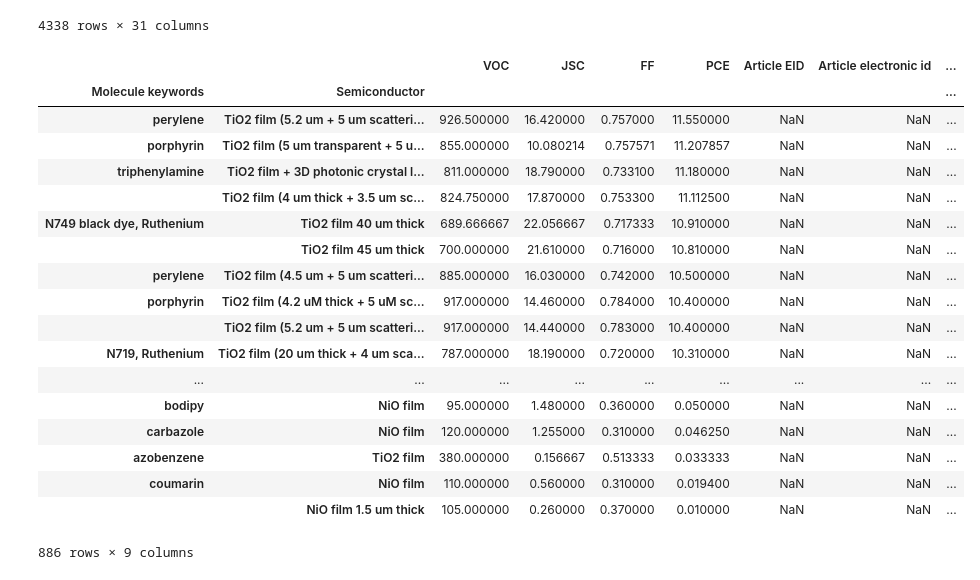
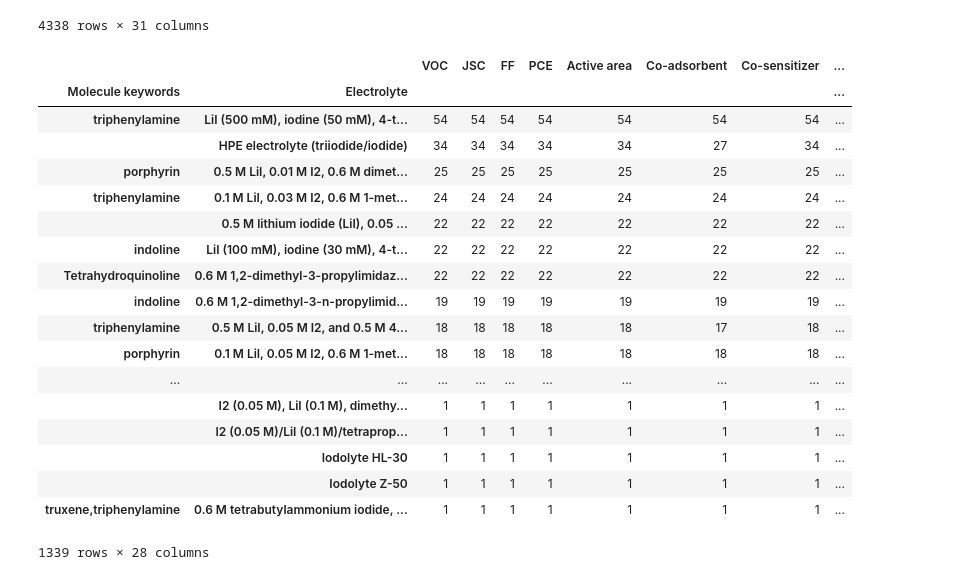
Before and after one commit to PaulC61/Cheminformatics, a Jupyter notebook: InternshipM2_BIU/Practice/Pandas/keithGalli.ipynb, the cells around one changed output. Saved outputs shown, nothing was run; the diff lists cells and outputs as text; code cells hidden in the pictures.

Commit message:
Started standardizing Electrolyte

```diff
--- a/InternshipM2_BIU/Practice/Pandas/keithGalli.ipynb
+++ b/InternshipM2_BIU/Practice/Pandas/keithGalli.ipynb
@@ -169,24 +168,24 @@ See the caveats in the documentation: http://pandas.pydata.org/pandas-docs/stabl
 | 3750 | 0.05 M I2, 0.1 M LiI, 0.6 M 1-but... | 0.74 | - | - | TiO2 film (9 um transparent + 6 u... | - | 20 hours | ... |
 4338 rows × 31 columns
 # %%
-df.groupby(['Molecule keywords', 'Semiconductor']).mean().sort_values('PCE', ascending=False)
+df.groupby(['Molecule keywords', 'Electrolyte']).count().sort_values('PCE', ascending=False)
 # %% [output]
-|  |  | VOC | JSC | FF | PCE | Article EID | Article electronic id | ... |
-| Molecule keywords | Semiconductor |  |  |  |  |  |  | ... |
-| perylene | TiO2 film (5.2 um + 5 um scatteri... | 926.500000 | 16.420000 | 0.757000 | 11.550000 | NaN | NaN | ... |
-| porphyrin | TiO2 film (5 um transparent + 5 u... | 855.000000 | 10.080214 | 0.757571 | 11.207857 | NaN | NaN | ... |
-| triphenylamine | TiO2 film + 3D photonic crystal l... | 811.000000 | 18.790000 | 0.733100 | 11.180000 | NaN | NaN | ... |
-|  | TiO2 film (4 um thick + 3.5 um sc... | 824.750000 | 17.870000 | 0.753300 | 11.112500 | NaN | NaN | ... |
-| N749 black dye, Ruthenium | TiO2 film 40 um thick | 689.666667 | 22.056667 | 0.717333 | 10.910000 | NaN | NaN | ... |
-|  | TiO2 film 45 um thick | 700.000000 | 21.610000 | 0.716000 | 10.810000 | NaN | NaN | ... |
-| perylene | TiO2 film (4.5 um + 5 um scatteri... | 885.000000 | 16.030000 | 0.742000 | 10.500000 | NaN | NaN | ... |
-| porphyrin | TiO2 film (4.2 uM thick + 5 uM sc... | 917.000000 | 14.460000 | 0.784000 | 10.400000 | NaN | NaN | ... |
-|  | TiO2 film (5.2 um + 5 um scatteri... | 917.000000 | 14.440000 | 0.783000 | 10.400000 | NaN | NaN | ... |
-| N719, Ruthenium | TiO2 film (20 um thick + 4 um sca... | 787.000000 | 18.190000 | 0.720000 | 10.310000 | NaN | NaN | ... |
-| ... | ... | ... | ... | ... | ... | ... | ... | ... |
-| bodipy | NiO film | 95.000000 | 1.480000 | 0.360000 | 0.050000 | NaN | NaN | ... |
-| carbazole | NiO film | 120.000000 | 1.255000 | 0.310000 | 0.046250 | NaN | NaN | ... |
-| azobenzene | TiO2 film | 380.000000 | 0.156667 | 0.513333 | 0.033333 | NaN | NaN | ... |
-| coumarin | NiO film | 110.000000 | 0.560000 | 0.310000 | 0.019400 | NaN | NaN | ... |
-|  | NiO film 1.5 um thick | 105.000000 | 0.260000 | 0.370000 | 0.010000 | NaN | NaN | ... |
+|  |  | VOC | JSC | FF | PCE | Active area | Co-adsorbent | Co-sensitizer | ... |
+| Molecule keywords | Electrolyte |  |  |  |  |  |  |  | ... |
+| triphenylamine | LiI (500 mM), iodine (50 mM), 4-t... | 54 | 54 | 54 | 54 | 54 | 54 | 54 | ... |
+|  | HPE electrolyte (triiodide/iodide) | 34 | 34 | 34 | 34 | 34 | 27 | 34 | ... |
+| porphyrin | 0.5 M LiI, 0.01 M I2, 0.6 M dimet... | 25 | 25 | 25 | 25 | 25 | 25 | 25 | ... |
+| triphenylamine | 0.1 M LiI, 0.03 M I2, 0.6 M 1-met... | 24 | 24 | 24 | 24 | 24 | 24 | 24 | ... |
+|  | 0.5 M lithium iodide (LiI), 0.05 ... | 22 | 22 | 22 | 22 | 22 | 22 | 22 | ... |
+| indoline | LiI (100 mM), iodine (30 mM), 4-t... | 22 | 22 | 22 | 22 | 22 | 22 | 22 | ... |
+| Tetrahydroquinoline | 0.6 M 1,2-dimethyl-3-propylimidaz... | 22 | 22 | 22 | 22 | 22 | 22 | 22 | ... |
+| indoline | 0.6 M 1,2-dimethyl-3-n-propylimid... | 19 | 19 | 19 | 19 | 19 | 19 | 19 | ... |
+| triphenylamine | 0.5 M LiI, 0.05 M I2, and 0.5 M 4... | 18 | 18 | 18 | 18 | 18 | 17 | 18 | ... |
+| porphyrin | 0.1 M LiI, 0.05 M I2, 0.6 M 1-met... | 18 | 18 | 18 | 18 | 18 | 18 | 18 | ... |
+| ... | ... | ... | ... | ... | ... | ... | ... | ... | ... |
+|  | I2 (0.05 M), LiI (0.1 M), dimethy... | 1 | 1 | 1 | 1 | 1 | 1 | 1 | ... |
+|  | I2 (0.05 M)/LiI (0.1 M)/tetraprop... | 1 | 1 | 1 | 1 | 1 | 1 | 1 | ... |
+|  | Iodolyte HL-30 | 1 | 1 | 1 | 1 | 1 | 1 | 1 | ... |
+|  | Iodolyte Z-50 | 1 | 1 | 1 | 1 | 1 | 1 | 1 | ... |
+| truxene,triphenylamine | 0.6 M tetrabutylammonium iodide, ... | 1 | 1 | 1 | 1 | 1 | 1 | 1 | ... |
-886 rows × 9 columns
+1339 rows × 28 columns
```
Also changed, not shown: parts of 1 cell of this notebook, 2 other files.
